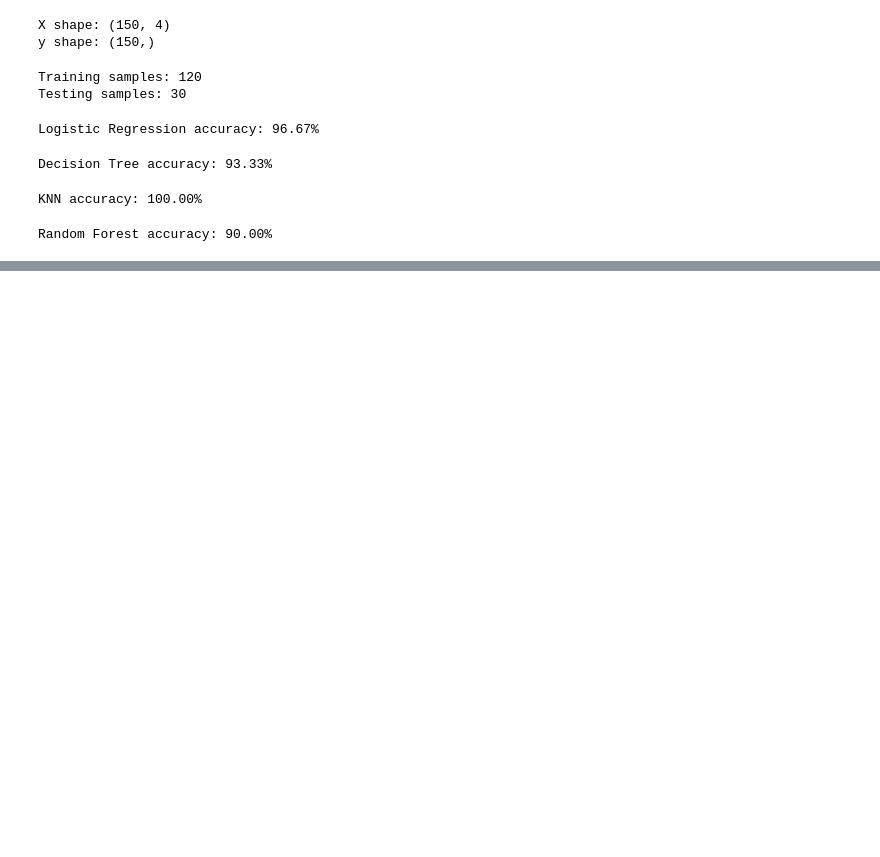
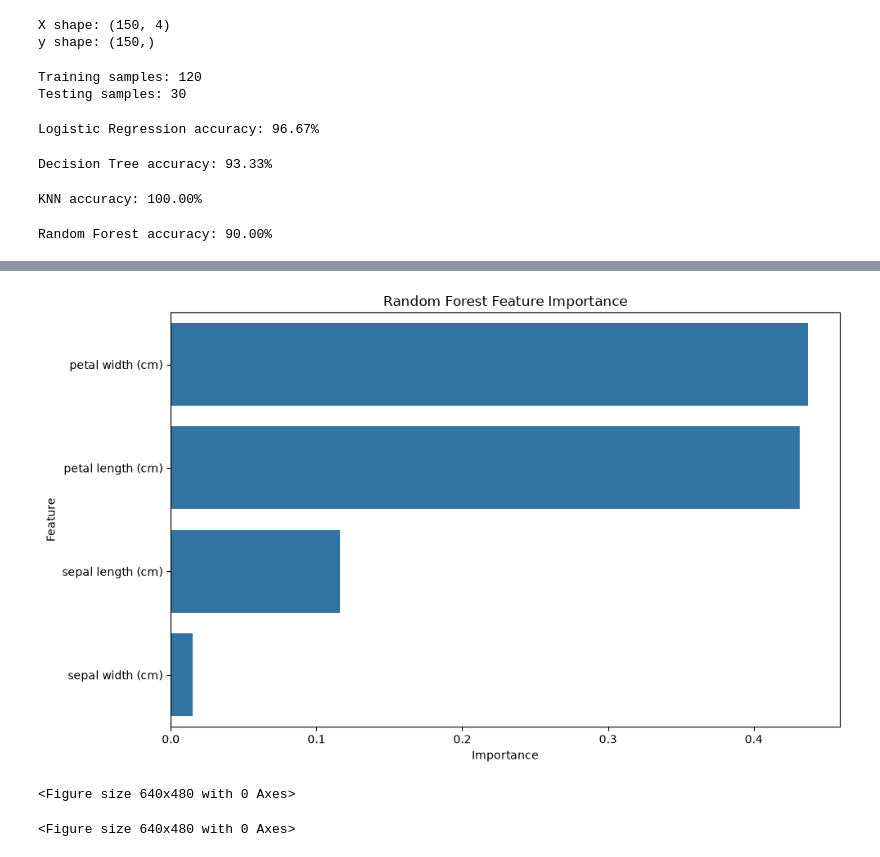
Before and after one commit to Maha-bio/bioinformatics-ml-iris, a Jupyter notebook: notebooks/02_model_comparison.ipynb, the cells around one changed output, grey strips where cells are left out. Saved outputs shown, nothing was run; the diff lists cells and outputs as text; code cells hidden in the pictures; blank space fills up the shorter version.

```diff
--- a/notebooks/02_model_comparison.ipynb
+++ b/notebooks/02_model_comparison.ipynb
@@ -108,0 +174,12 @@ Random Forest accuracy: 90.00%
+# %%
+feature_importance = pd.DataFrame({
+    "Feature": iris.feature_names,
+    "Importance": rf_model.feature_importances_
+})
+
+feature_importance = feature_importance.sort_values(
+    "Importance",
+    ascending=False
+)
+
+feature_importance
@@ -108,0 +192,31 @@ Random Forest accuracy: 90.00%
+# %%
+plt.figure(figsize=(10, 6))
+
+sns.barplot(
+    data=feature_importance,
+    x="Importance",
+    y="Feature"
+)
+
+plt.title("Random Forest Feature Importance")
+plt.tight_layout()
+
+plt.show()
+# %% [output]
+[figure, added]
+# %%
+plt.savefig(
+    "../results/figures/model_comparison.png",
+    dpi=300,
+    bbox_inches="tight"
+)
+# %% [output]
+<Figure size 640x480 with 0 Axes>
+# %%
+plt.savefig(
+    "../results/figures/feature_importance.png",
+    dpi=300,
+    bbox_inches="tight"
+)
+# %% [output]
+<Figure size 640x480 with 0 Axes>
```
Also changed, not shown: parts of 10 cells of this notebook.
